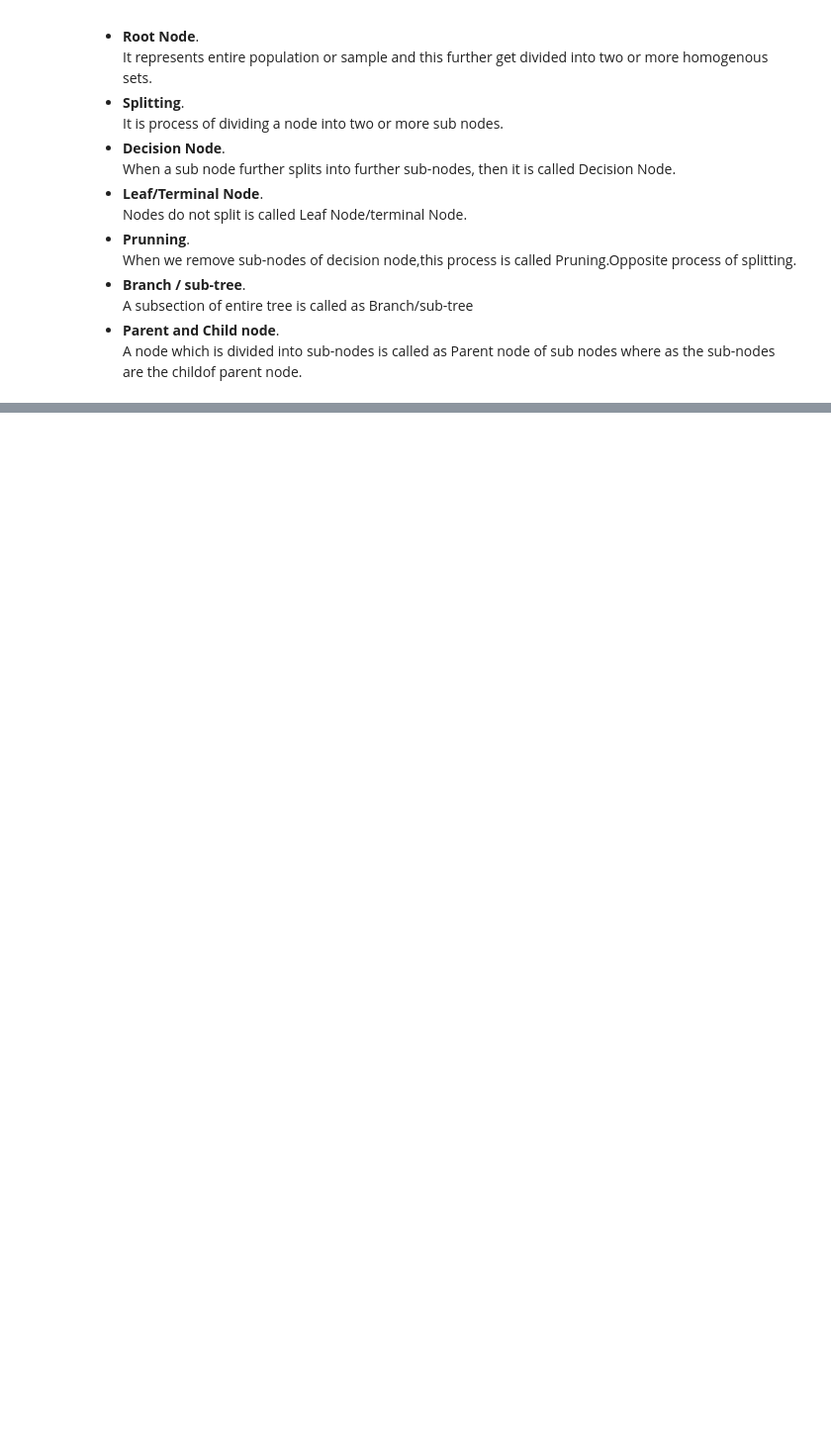
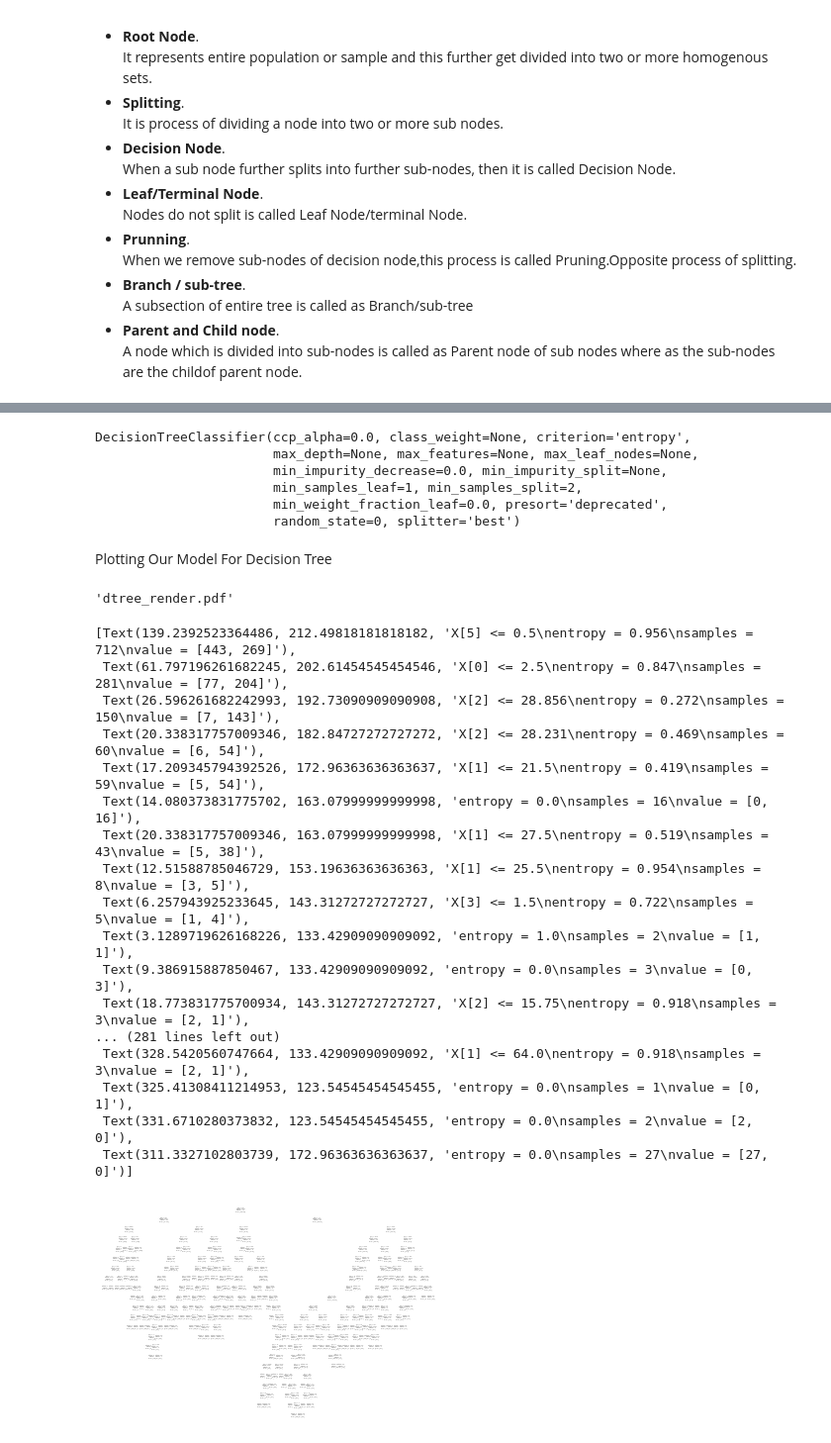
Before and after one commit to ParasNandwani/MLmodels, a Jupyter notebook: DecisionTree.ipynb, the cells around one changed output, grey strips where cells are left out. Shown at 99% size. Saved outputs shown, nothing was run; the diff lists cells and outputs as text; code cells hidden in the pictures; blank space fills up the shorter version.

```diff
--- a/DecisionTree.ipynb
+++ b/DecisionTree.ipynb
@@ -198,0 +214,4 @@ Type of decision tree is based on the type of Target Variable we have.It can be
+# %%
+X=titanic.loc[:,titanic.columns != 'Survived']
+# %%
+Y=titanic.Survived
@@ -198,0 +226,8 @@ Type of decision tree is based on the type of Target Variable we have.It can be
+# %%
+from sklearn.model_selection import train_test_split
+X_train,X_test,Y_train,Y_test= train_test_split(X,Y,test_size=0.20,random_state=1)
+
+print(X_train.shape)
+print(Y_train.shape)
+print(X_test.shape)
+print(Y_test.shape)
@@ -198,0 +252,40 @@ Type of decision tree is based on the type of Target Variable we have.It can be
+# %%
+  from sklearn import tree
+  model= tree.DecisionTreeClassifier(random_state=0,criterion='entropy')# base model
+  model.fit(X_train,Y_train)
+# %% [output]
+DecisionTreeClassifier(ccp_alpha=0.0, class_weight=None, criterion='entropy',
+                       max_depth=None, max_features=None, max_leaf_nodes=None,
+                       min_impurity_decrease=0.0, min_impurity_split=None,
+                       min_samples_leaf=1, min_samples_split=2,
+                       min_weight_fraction_leaf=0.0, presort='deprecated',
+                       random_state=0, splitter='best')
+# %% [markdown]
+Plotting Our Model For Decision Tree
+# %%
+from graphviz import Source
+graph=Source(tree.export_graphviz(model,out_file=None,filled=True,rounded=True,feature_names=X.columns))
+graph.render('dtree_render',view=True)
+# %% [output]
+'dtree_render.pdf'
+# %%
+tree.plot_tree(model)
+# %% [output]
+[Text(139.2392523364486, 212.49818181818182, 'X[5] <= 0.5\nentropy = 0.956\nsamples = 712\nvalue = [443, 269]'),
+ Text(61.797196261682245, 202.61454545454546, 'X[0] <= 2.5\nentropy = 0.847\nsamples = 281\nvalue = [77, 204]'),
+ Text(26.596261682242993, 192.73090909090908, 'X[2] <= 28.856\nentropy = 0.272\nsamples = 150\nvalue = [7, 143]'),
+ Text(20.338317757009346, 182.84727272727272, 'X[2] <= 28.231\nentropy = 0.469\nsamples = 60\nvalue = [6, 54]'),
+ Text(17.209345794392526, 172.96363636363637, 'X[1] <= 21.5\nentropy = 0.419\nsamples = 59\nvalue = [5, 54]'),
+ Text(14.080373831775702, 163.07999999999998, 'entropy = 0.0\nsamples = 16\nvalue = [0, 16]'),
+ Text(20.338317757009346, 163.07999999999998, 'X[1] <= 27.5\nentropy = 0.519\nsamples = 43\nvalue = [5, 38]'),
+ Text(12.51588785046729, 153.19636363636363, 'X[1] <= 25.5\nentropy = 0.954\nsamples = 8\nvalue = [3, 5]'),
+ Text(6.257943925233645, 143.31272727272727, 'X[3] <= 1.5\nentropy = 0.722\nsamples = 5\nvalue = [1, 4]'),
+ Text(3.1289719626168226, 133.42909090909092, 'entropy = 1.0\nsamples = 2\nvalue = [1, 1]'),
+ Text(9.386915887850467, 133.42909090909092, 'entropy = 0.0\nsamples = 3\nvalue = [0, 3]'),
+ Text(18.773831775700934, 143.31272727272727, 'X[2] <= 15.75\nentropy = 0.918\nsamples = 3\nvalue = [2, 1]'),
+... (281 lines left out)
+ Text(328.5420560747664, 133.42909090909092, 'X[1] <= 64.0\nentropy = 0.918\nsamples = 3\nvalue = [2, 1]'),
+ Text(325.41308411214953, 123.54545454545455, 'entropy = 0.0\nsamples = 1\nvalue = [0, 1]'),
+ Text(331.6710280373832, 123.54545454545455, 'entropy = 0.0\nsamples = 2\nvalue = [2, 0]'),
+ Text(311.3327102803739, 172.96363636363637, 'entropy = 0.0\nsamples = 27\nvalue = [27, 0]')]
+[figure, added]
```
Also changed, not shown: parts of 30 cells of this notebook.
